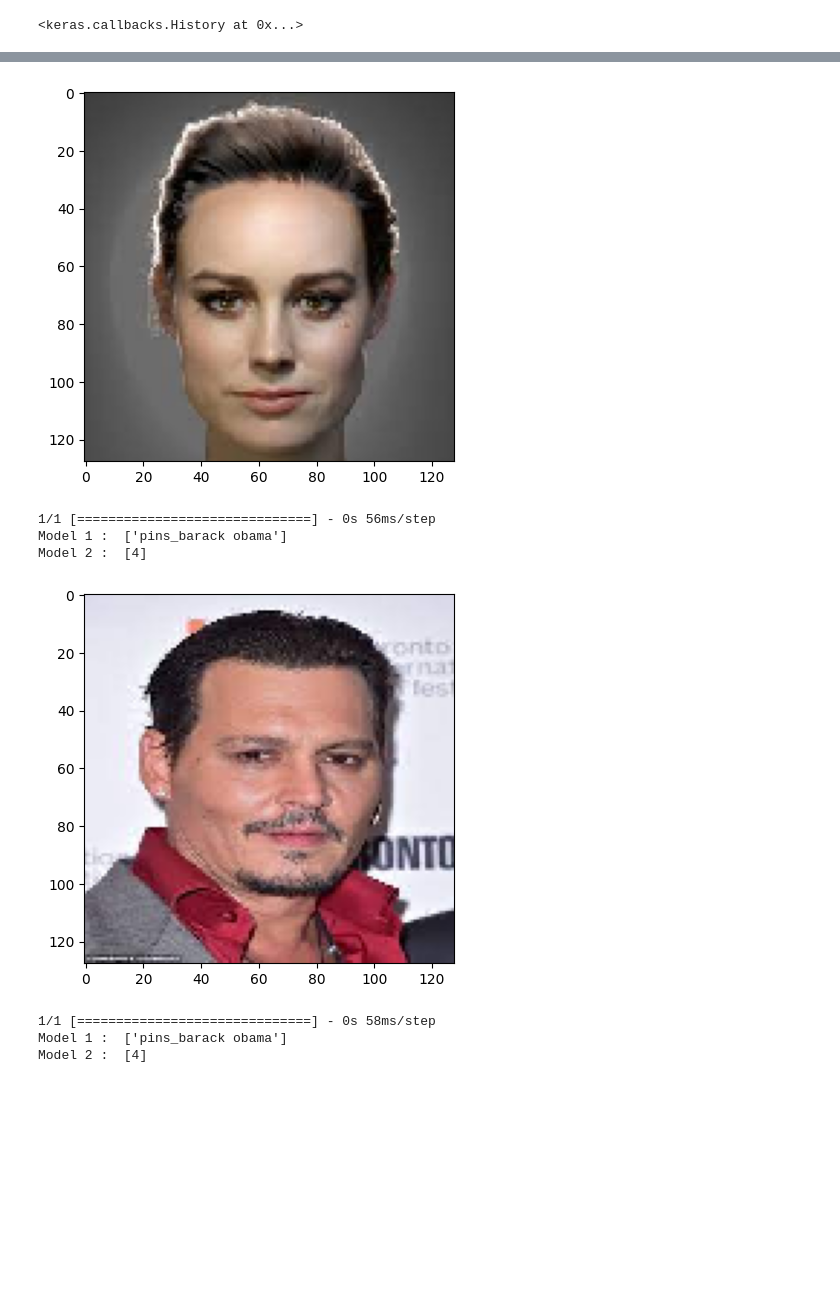
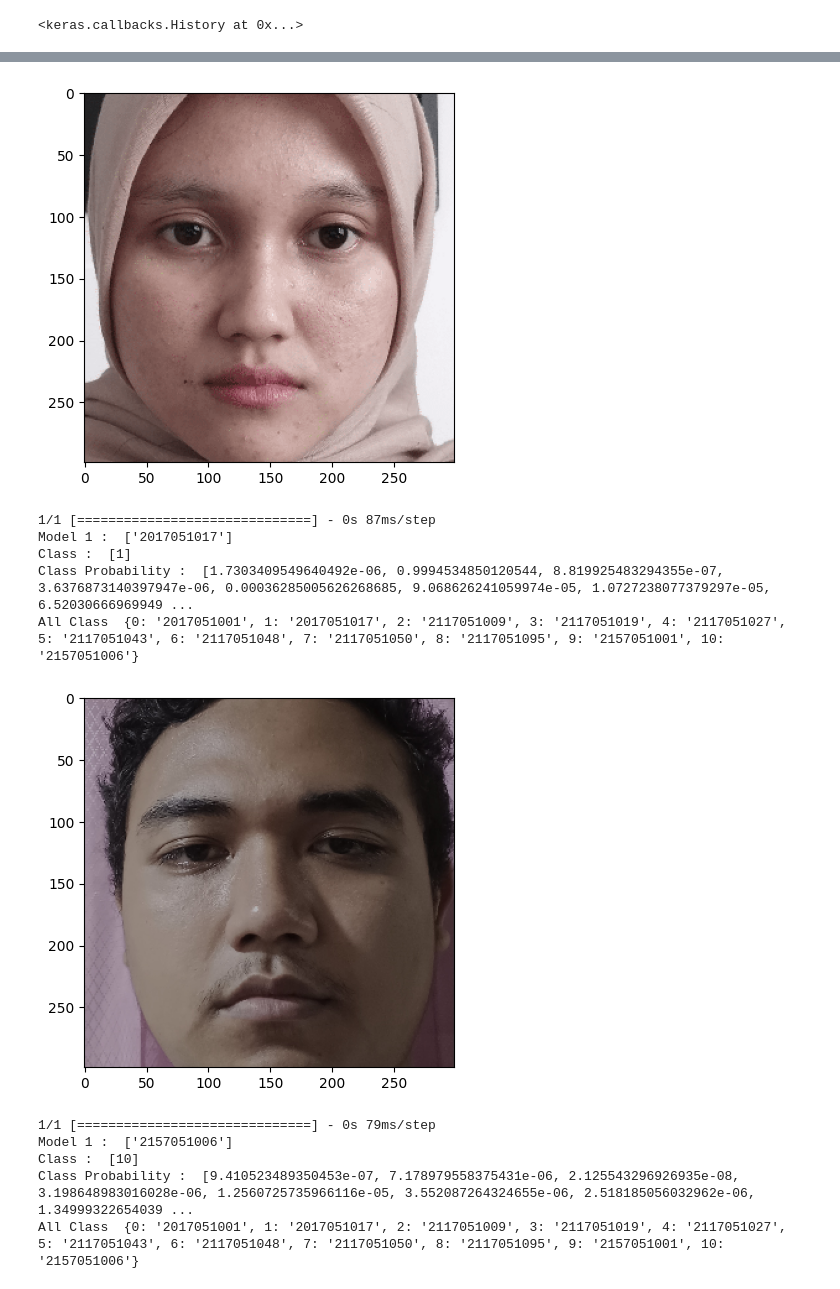
Before and after one commit to MHanifPratama/cnn_sabar, a Jupyter notebook: modelling/split_dataset_inceptionressnetv2.ipynb, the cells around one changed output, grey strips where cells are left out. Cells and saved outputs as stored; diff of their text form; code cells hidden in the pictures; blank space fills up the shorter version.

```diff
--- a/modelling/split_dataset_inceptionressnetv2.ipynb
+++ b/modelling/split_dataset_inceptionressnetv2.ipynb
@@ -53,11 +60,11 @@ os.listdir(train_folder)
 # %%
-train = ImageDataGenerator(rescale=1/255)
-validate = ImageDataGenerator(rescale=1/255)
+train = ImageDataGenerator()
+validate = ImageDataGenerator()
 # %%
 train_gen = train.flow_from_directory(train_folder,
-                                      target_size = (128,128),
+                                      target_size = (299,299),
                                       batch_size = 3)
 validate_gen = validate.flow_from_directory(validation_folder,
-                                            target_size = (128,128),
+                                            target_size = (299,299),
                                             batch_size = 3)
 # %% [output]
@@ -66,5 +73,5 @@ Found 161 images belonging to 5 classes.
 # %%
-base_model = InceptionResNetV2(weights='imagenet', include_top=False, input_shape=(128,128,3))
+base_model = InceptionResNetV2(weights='imagenet', include_top=False, input_shape=(299,299,3))
 x = base_model.output
 x = GlobalAveragePooling2D()(x)
 x = Dense(train_gen.num_classes, activation='softmax')(x)
@@ -107,7 +116,5 @@ saveBestSqueezeNet= tf.keras.callbacks.ModelCheckpoint('best_model_inceptionress
 # %%
 history = model.fit(train_gen,
-                    epochs=50,
-                    validation_data=validate_gen,
-                    callbacks=[saveBestSqueezeNet,saveBestSqueezeNetAccuracy]
-                    )
+                    epochs=30,
+                    validation_data=validate_gen)
 # %% [output]
@@ -175,14 +200,16 @@ train_gen.class_indices
 # %%
-test_dir = test_dir = os.path.join('dataset/skenario_8', 'testing')
+test_dir = test_dir = os.path.join('dataset/skenario_9', 'testing')
 for image in os.listdir(test_dir):
   image_path = os.path.join(test_dir, image)
-  img = load_img(image_path, target_size=(128,128))
+  img = load_img(image_path, target_size=(299,299))
   plt.imshow(img)
   plt.show()
 
   x = img_to_array(img)
   x = np.expand_dims(x, axis=0)
-  x = preprocess_input(x)
+  # rescale
+  # x = preprocess_input(x)
+
 
 
   pred1 = model.predict(x)
@@ -190,8 +217,11 @@ for image in os.listdir(test_dir):
   predicted_class1 = np.argmax(pred1, axis=1)
   labels = (train_gen.class_indices)
   labels = dict((v,k) for k,v in labels.items())
+  clas_probs = pred1.tolist()[0]
 
   predictions = [labels[k] for k in predicted_class1]
   print('Model 1 : ', predictions)
-  print('Model 2 : ', predicted_class1)
+  print('Class : ', predicted_class1)
+  print('Class Probability : ', clas_probs)
+  print('All Class ', labels)
 # %% [output]
@@ -206,8 +240,12 @@ Model 2 :  [0]
-[figure, old version]
+[figure, new version]
-1/1 [==============================] - 0s 56ms/step
-Model 1 :  ['pins_barack obama']
-Model 2 :  [4]
+1/1 [==============================] - 0s 87ms/step
+Model 1 :  ['2017051017']
+Class :  [1]
+Class Probability :  [1.7303409549640492e-06, 0.9994534850120544, 8.819925483294355e-07, 3.6376873140397947e-06, 0.00036285005626268685, 9.068626241059974e-05, 1.0727238077379297e-05, 6.52030666969949 ...
+All Class  {0: '2017051001', 1: '2017051017', 2: '2117051009', 3: '2117051019', 4: '2117051027', 5: '2117051043', 6: '2117051048', 7: '2117051050', 8: '2117051095', 9: '2157051001', 10: '2157051006'}
-[figure, old version]
+[figure, new version]
-1/1 [==============================] - 0s 58ms/step
-Model 1 :  ['pins_barack obama']
-Model 2 :  [4]
+1/1 [==============================] - 0s 79ms/step
+Model 1 :  ['2157051006']
+Class :  [10]
+Class Probability :  [9.410523489350453e-07, 7.178979558375431e-06, 2.125543296926935e-08, 3.198648983016028e-06, 1.2560725735966116e-05, 3.552087264324655e-06, 2.518185056032962e-06, 1.34999322654039 ...
+All Class  {0: '2017051001', 1: '2017051017', 2: '2117051009', 3: '2117051019', 4: '2117051027', 5: '2117051043', 6: '2117051048', 7: '2117051050', 8: '2117051095', 9: '2157051001', 10: '2157051006'}
```
Also changed, not shown: parts of 15 cells of this notebook.
